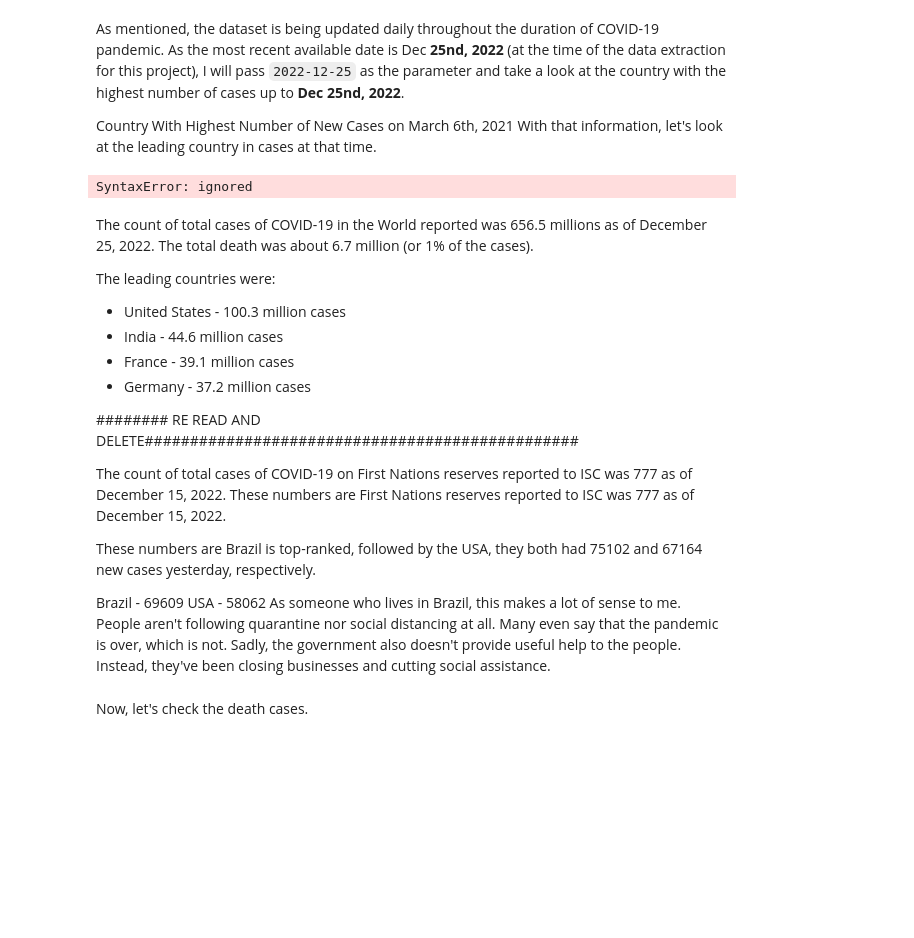
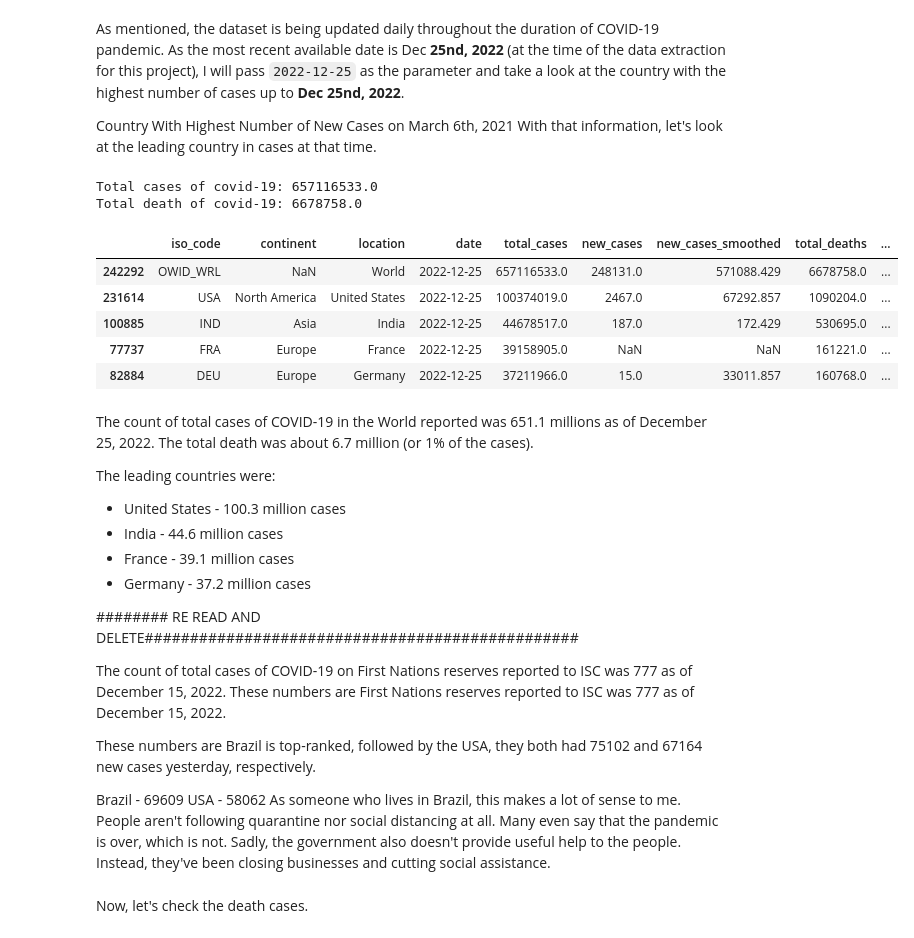
Before and after one commit to Mdrsilva/Covid-19_Data_Analysis, a Jupyter notebook: Covid_19_Data_Analysis.ipynb, the cells around one changed output. Cells and saved outputs as stored; diff of their text form; code cells hidden in the pictures; blank space fills up the shorter version.

```diff
--- a/Covid_19_Data_Analysis.ipynb
+++ b/Covid_19_Data_Analysis.ipynb
@@ -326,20 +326,26 @@ Country With Highest Number of New Cases on March 6th, 2021
 With that information, let's look at the leading country in cases at that time.
 # %%
 # Total cases on 12/25/22
-# print('Total cases of covid-19: {}'.format(df_clean['total_cases'].loc[df_clean.date == recent][df_clean.location == 'World']))
-df_clean[df_clean[df_clean['total_cases'].loc[df_clean.date == recent][df_clean.location == 'World']]
-# df.loc[df.location == "World", "total_deaths"]
-# # Total death on 12/25/22
-# print('Total death of covid-19: {}'.format(df_clean.loc[df_clean.date == last_date]['total_deaths'].sum()))
+print('Total cases of covid-19: {}'.format(df_clean['total_cases'].loc[df_clean.date == recent][df_clean.location == 'World'].item()))
+
+# Total death on 12/25/22
+print('Total death of covid-19: {}'.format(df_clean['total_deaths'].loc[df_clean.date == recent][df_clean.location == 'World'].item()))
 
 # print('\n')
 
-# # Countries with highest number of cases on Dec 25rd, 2022
-# df_clean.loc[df_clean.date == '2022-12-25'].sort_values(by="total_cases", ascending=False).head()
+# Countries with highest number of cases on Dec 25rd, 2022
+df_clean.loc[df_clean.date == recent].sort_values(by="total_cases", ascending=False).head()
 # %% [output]
-SyntaxError: ignored
+Total cases of covid-19: 657116533.0
+Total death of covid-19: 6678758.0
+|  | iso_code | continent | location | date | total_cases | new_cases | new_cases_smoothed | total_deaths | ... |
+| 242292 | OWID_WRL | NaN | World | 2022-12-25 | 657116533.0 | 248131.0 | 571088.429 | 6678758.0 | ... |
+| 231614 | USA | North America | United States | 2022-12-25 | 100374019.0 | 2467.0 | 67292.857 | 1090204.0 | ... |
+| 100885 | IND | Asia | India | 2022-12-25 | 44678517.0 | 187.0 | 172.429 | 530695.0 | ... |
+| 77737 | FRA | Europe | France | 2022-12-25 | 39158905.0 | NaN | NaN | 161221.0 | ... |
+| 82884 | DEU | Europe | Germany | 2022-12-25 | 37211966.0 | 15.0 | 33011.857 | 160768.0 | ... |
 # %% [markdown]
-The count of total cases of COVID-19 in the World reported was 656.5 millions as of December 25, 2022. The total death was about 6.7 million (or 1% of the cases).
+The count of total cases of COVID-19 in the World reported was 651.1 millions as of December 25, 2022. The total death was about 6.7 million (or 1% of the cases).
 
 The leading countries were:
 * United States - 100.3 million cases
```
